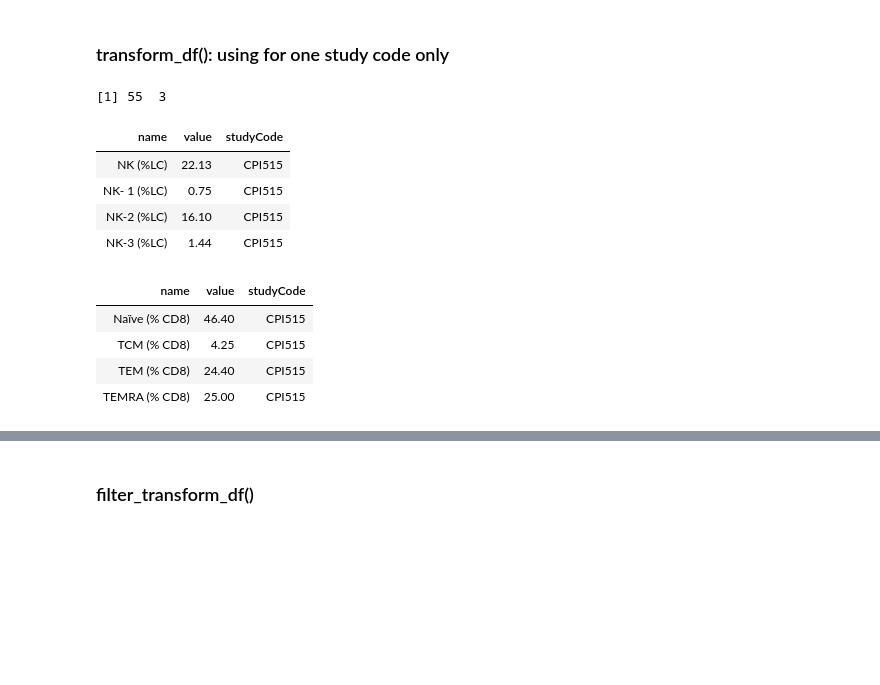
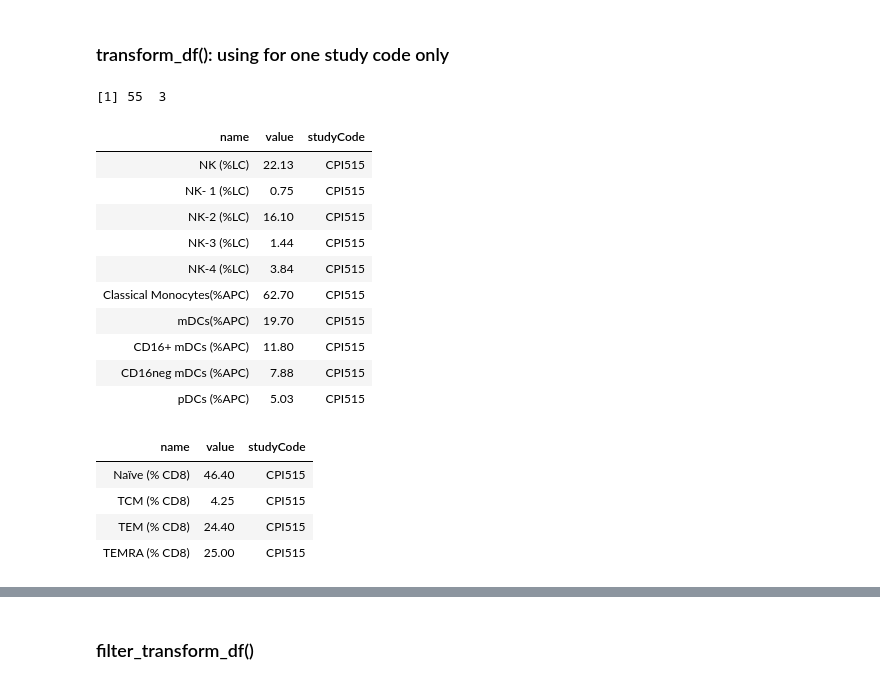
Before and after one commit to tuantla80/R-Shiny-Apps, a Jupyter notebook: R_Examples/Modules.ipynb, the cells around one changed output, grey strips where cells are left out. Saved outputs shown, nothing was run; the diff lists cells and outputs as text; code cells hidden in the pictures; blank space fills up the shorter version.

```diff
--- a/R_Examples/Modules.ipynb
+++ b/R_Examples/Modules.ipynb
@@ -1047,18 +1098,24 @@ dim(df_control_init)
 # %%
 df <- search_individuals(db, vec=c('APO014', 'CPI203', 'CPI248', 'CPI515'))
 df_one_study_code <- df %>% filter(individualCode == 'CPI515')
 
 df_markers <- transform_df(df_one_study_code)
 dim(df_markers)
-head(df_markers, 4)
+head(df_markers, 10)
 tail(df_markers, 4)
 # %% [output]
 [1] 55  3
 | name | value | studyCode |
 | NK (%LC) | 22.13 | CPI515 |
 | NK- 1 (%LC) | 0.75 | CPI515 |
 | NK-2 (%LC) | 16.10 | CPI515 |
 | NK-3 (%LC) | 1.44 | CPI515 |
+| NK-4 (%LC) | 3.84 | CPI515 |
+| Classical Monocytes(%APC) | 62.70 | CPI515 |
+| mDCs(%APC) | 19.70 | CPI515 |
+| CD16+ mDCs (%APC) | 11.80 | CPI515 |
+| CD16neg mDCs (%APC) | 7.88 | CPI515 |
+| pDCs (%APC) | 5.03 | CPI515 |
 | name | value | studyCode |
 | Naïve (% CD8) | 46.40 | CPI515 |
 | TCM (% CD8) | 4.25 | CPI515 |
```
Also changed, not shown: parts of 61 cells of this notebook, 16 other files.
